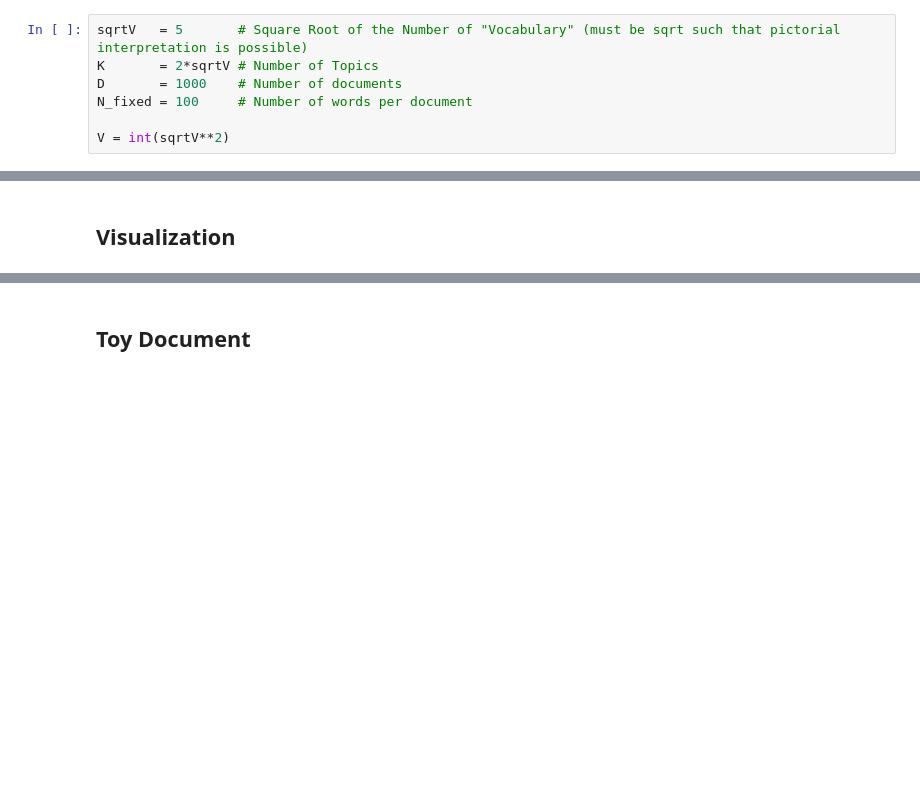
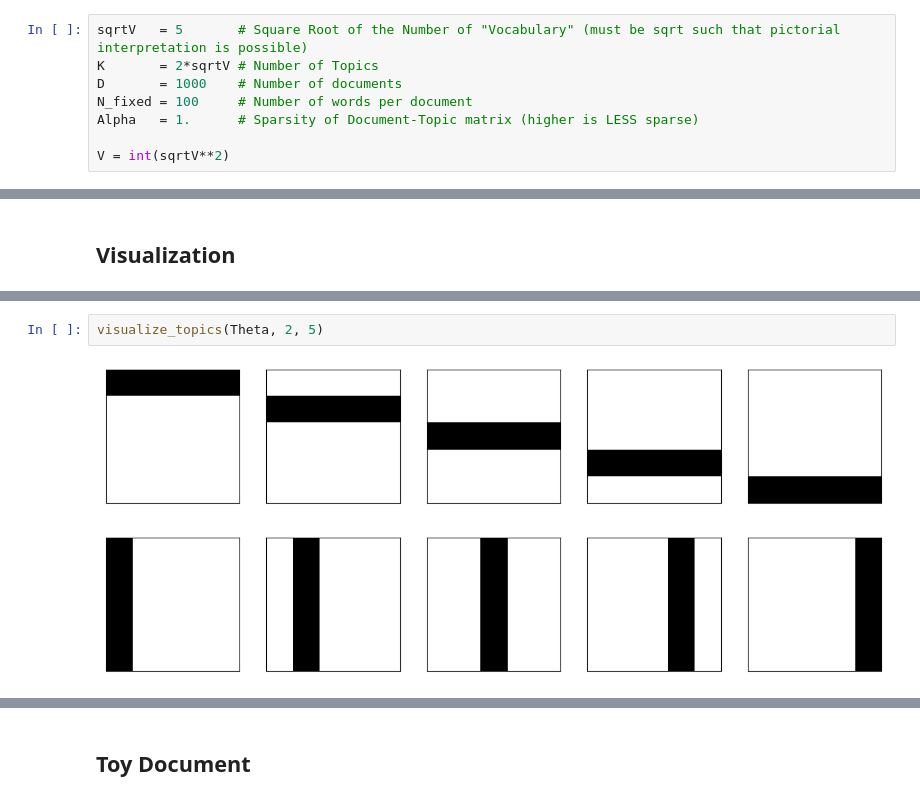
Before and after one commit to JannisZeller/topicflow, a Jupyter notebook: fixed_doclength.ipynb, the cells around one changed output, grey strips where cells are left out. Saved outputs shown, nothing was run; the diff lists cells and outputs as text; blank space fills up the shorter version.

```diff
--- a/fixed_doclength.ipynb
+++ b/fixed_doclength.ipynb
@@ -63,6 +72,7 @@ sqrtV   = 5       # Square Root of the Number of "Vocabulary" (must be sqrt such
 K       = 2*sqrtV # Number of Topics
 D       = 1000    # Number of documents
 N_fixed = 100     # Number of words per document
+Alpha   = 1.      # Sparsity of Document-Topic matrix (higher is LESS sparse)
 
 V = int(sqrtV**2)
 # %% [markdown]
@@ -165 +190,5 @@ W_DN-Shape (sum_d I_d words)
+# %%
+visualize_topics(Theta, 2, 5)
+# %% [output]
+[figure, added]
 # %%
```
Also changed, not shown: parts of 19 cells of this notebook, 1 other file.
